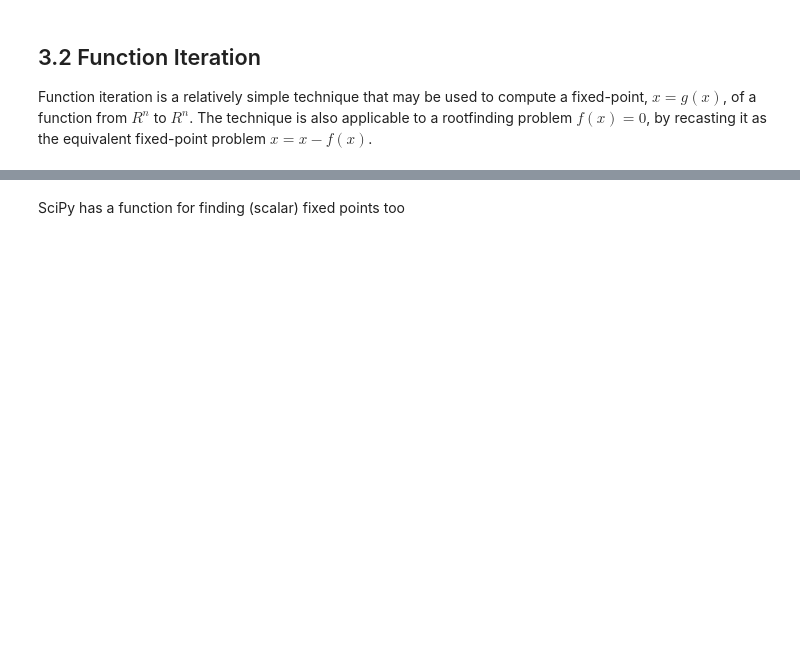
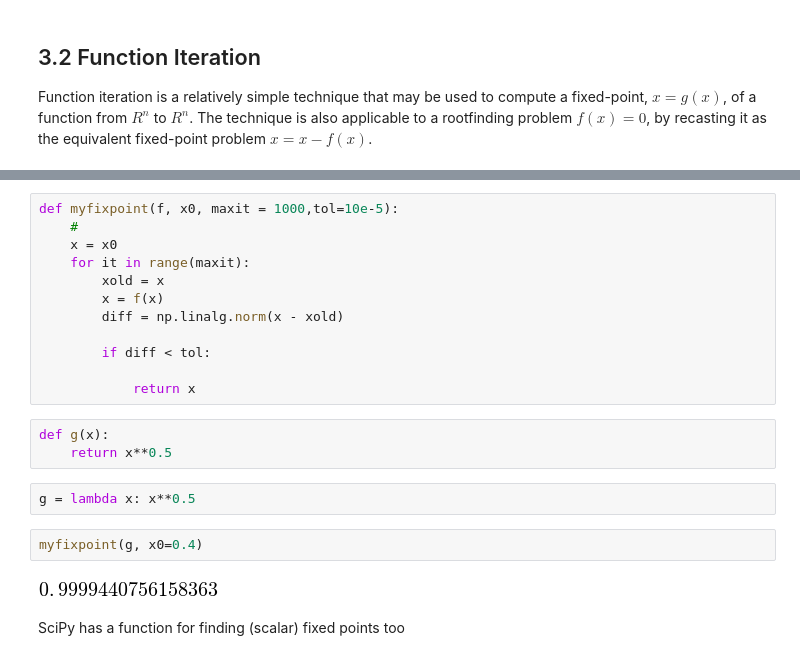
Before and after one commit to lnsongxf/Applied_Computational_Economics_and_Finance, a Jupyter notebook: Chapter03.ipynb, the cells around one changed output, grey strips where cells are left out. Drawn from its saved outputs; the diff is of its cells as text; blank space fills up the shorter version.

```diff
--- a/Chapter03.ipynb
+++ b/Chapter03.ipynb
@@ -131,6 +129,27 @@ https://en.wikipedia.org/wiki/Fixed-point_iteration
 
 
 ![](https://upload.wikimedia.org/wikipedia/commons/thumb/8/8b/Sine_fixed_point.svg/375px-Sine_fixed_point.svg.png)
+# %%
+def myfixpoint(f, x0, maxit = 1000,tol=10e-5):
+    #
+    x = x0
+    for it in range(maxit):
+        xold = x
+        x = f(x)
+        diff = np.linalg.norm(x - xold)
+
+        if diff < tol:
+
+            return x
+# %%
+def g(x):
+    return x**0.5
+# %%
+g = lambda x: x**0.5
+# %%
+myfixpoint(g, x0=0.4)
+# %% [output]
+[figure, added]
 # %% [markdown]
 SciPy has a function for finding (scalar) fixed points too
 # %%
```
Also changed, not shown: parts of 75 cells of this notebook, 2 other files.
